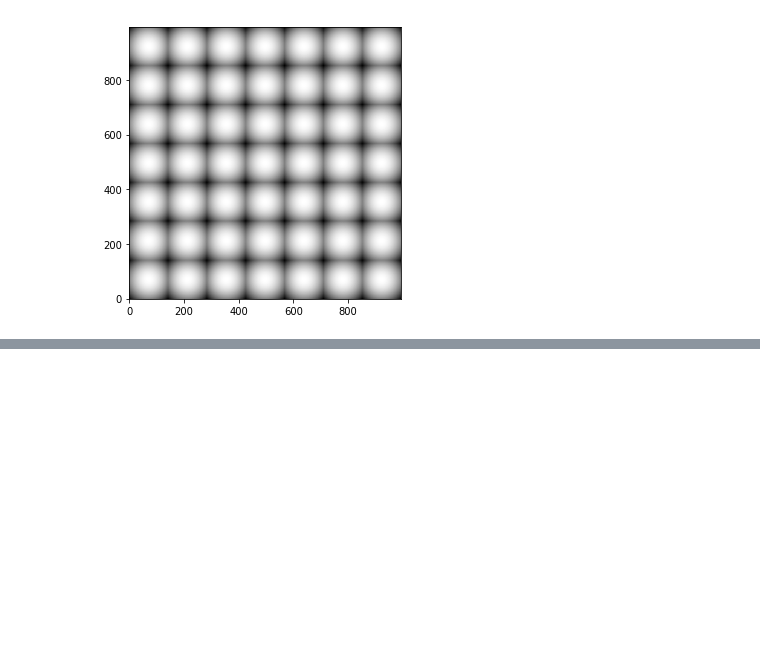
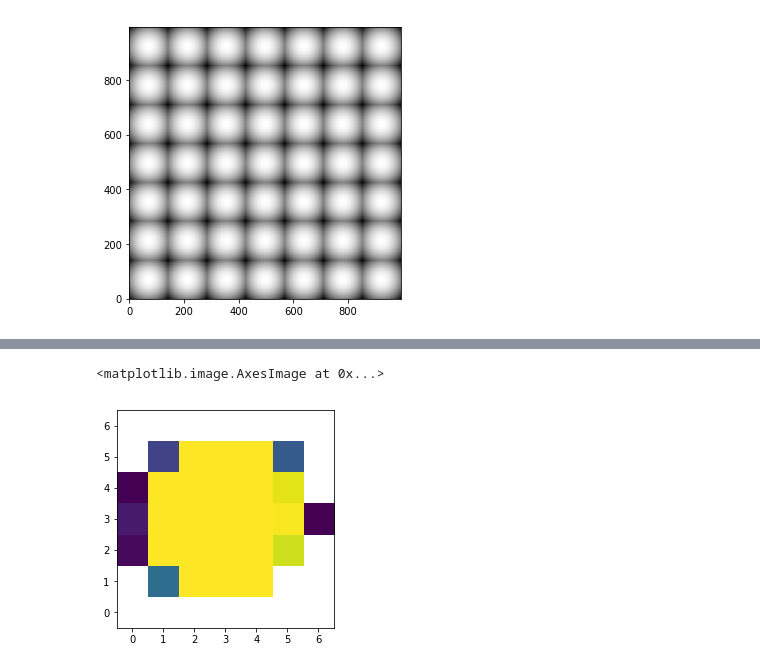
Before and after one commit to nksaunders/scope, a Jupyter notebook: Notebooks/Example.ipynb, the cells around one changed output, grey strips where cells are left out. Saved outputs shown, nothing was run; the diff lists cells and outputs as text; code cells hidden in the pictures; blank space fills up the shorter version.

```diff
--- a/Notebooks/Example.ipynb
+++ b/Notebooks/Example.ipynb
@@ -149,0 +156,6 @@ det = star.DisplayDetector()
+# %%
+aperture = star.Aperture(fpix)
+pl.imshow(aperture, origin='lower')
+# %% [output]
+<matplotlib.image.AxesImage at 0x...>
+[figure, added]
```
Also changed, not shown: parts of 2 cells of this notebook.
